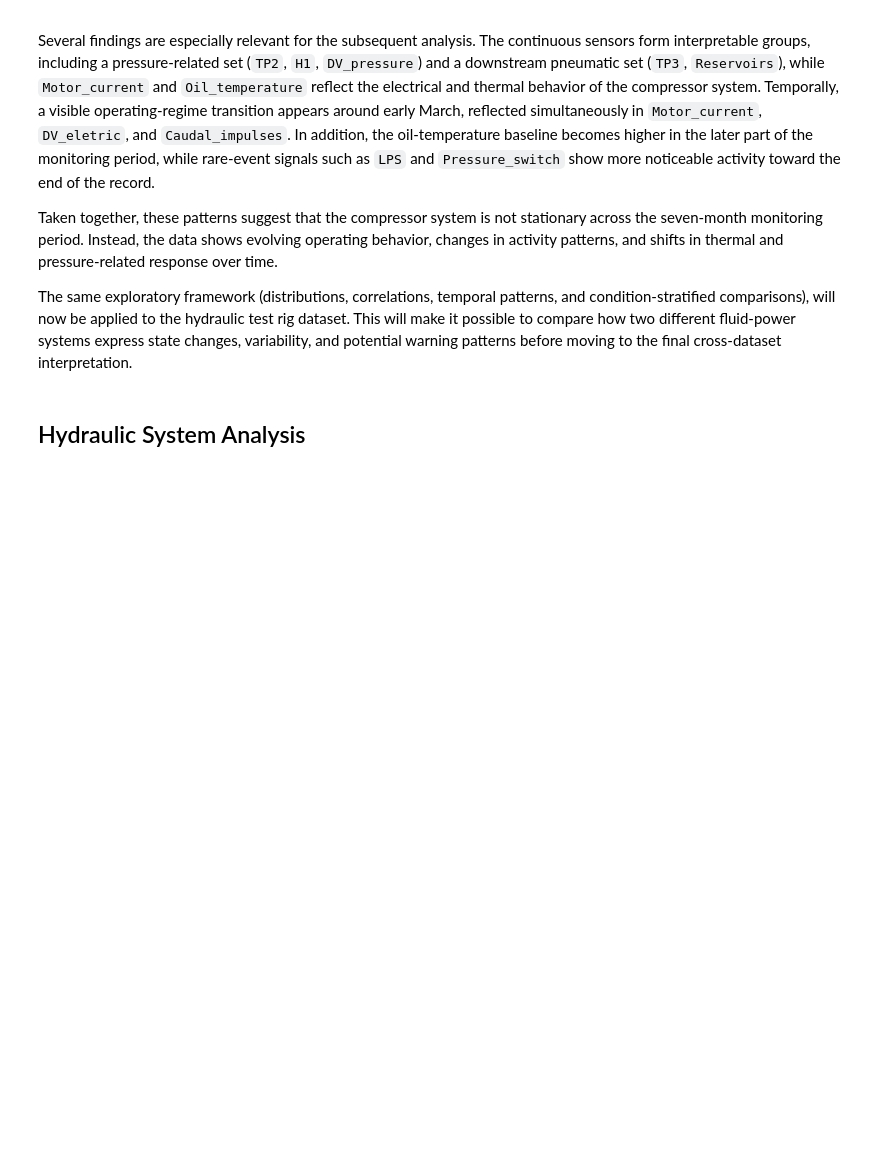
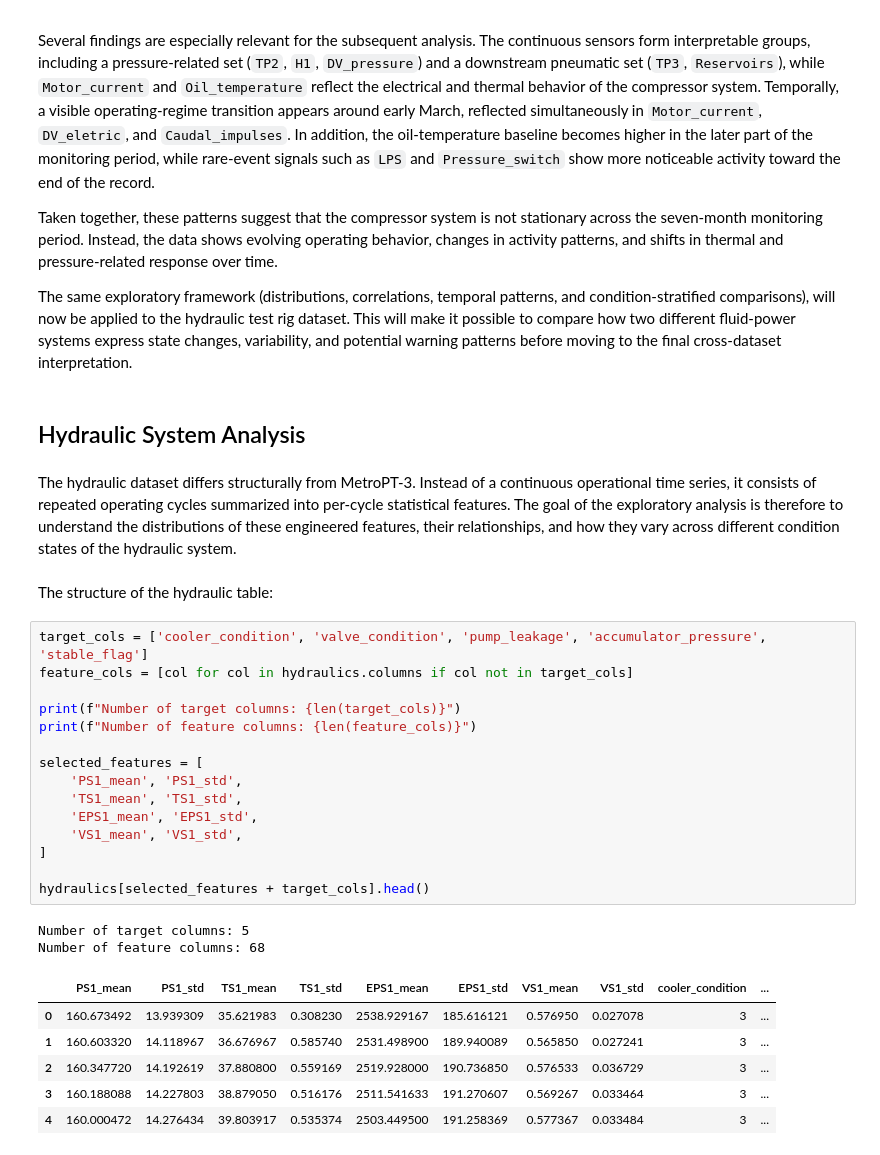
Before and after one commit to Vanya2307/Predictive-Maintenance-Fluid-Systems, a Jupyter notebook: notebooks/02_exploratory_data_analysis.ipynb, the cells around one changed output. Cells and saved outputs as stored; diff of their text form; blank space fills up the shorter version.

```diff
--- a/notebooks/02_exploratory_data_analysis.ipynb
+++ b/notebooks/02_exploratory_data_analysis.ipynb
@@ -412,3 +412,31 @@ Taken together, these patterns suggest that the compressor system is not station
 The same exploratory framework (distributions, correlations, temporal patterns, and condition-stratified comparisons), will now be applied to the hydraulic test rig dataset. This will make it possible to compare how two different fluid-power systems express state changes, variability, and potential warning patterns before moving to the final cross-dataset interpretation.
 # %% [markdown]
 ## Hydraulic System Analysis
+# %% [markdown]
+The hydraulic dataset differs structurally from MetroPT-3. Instead of a continuous operational time series, it consists of repeated operating cycles summarized into per-cycle statistical features. The goal of the exploratory analysis is therefore to understand the distributions of these engineered features, their relationships, and how they vary across different condition states of the hydraulic system.
+# %% [markdown]
+The structure of the hydraulic table:
+# %%
+target_cols = ['cooler_condition', 'valve_condition', 'pump_leakage', 'accumulator_pressure', 'stable_flag']
+feature_cols = [col for col in hydraulics.columns if col not in target_cols]
+
+print(f"Number of target columns: {len(target_cols)}")
+print(f"Number of feature columns: {len(feature_cols)}")
+
+selected_features = [
+    'PS1_mean', 'PS1_std',
+    'TS1_mean', 'TS1_std',
+    'EPS1_mean', 'EPS1_std',
+    'VS1_mean', 'VS1_std',
+]
+
+hydraulics[selected_features + target_cols].head()
+# %% [output]
+Number of target columns: 5
+Number of feature columns: 68
+|  | PS1_mean | PS1_std | TS1_mean | TS1_std | EPS1_mean | EPS1_std | VS1_mean | VS1_std | cooler_condition | ... |
+| 0 | 160.673492 | 13.939309 | 35.621983 | 0.308230 | 2538.929167 | 185.616121 | 0.576950 | 0.027078 | 3 | ... |
+| 1 | 160.603320 | 14.118967 | 36.676967 | 0.585740 | 2531.498900 | 189.940089 | 0.565850 | 0.027241 | 3 | ... |
+| 2 | 160.347720 | 14.192619 | 37.880800 | 0.559169 | 2519.928000 | 190.736850 | 0.576533 | 0.036729 | 3 | ... |
+| 3 | 160.188088 | 14.227803 | 38.879050 | 0.516176 | 2511.541633 | 191.270607 | 0.569267 | 0.033464 | 3 | ... |
+| 4 | 160.000472 | 14.276434 | 39.803917 | 0.535374 | 2503.449500 | 191.258369 | 0.577367 | 0.033484 | 3 | ... |
```
Also changed, not shown: parts of 18 cells of this notebook.
